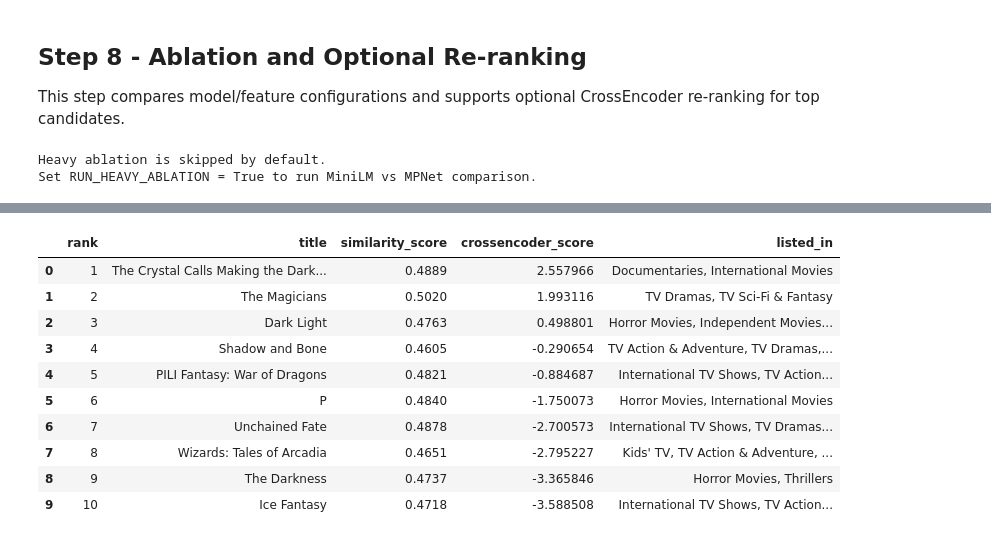
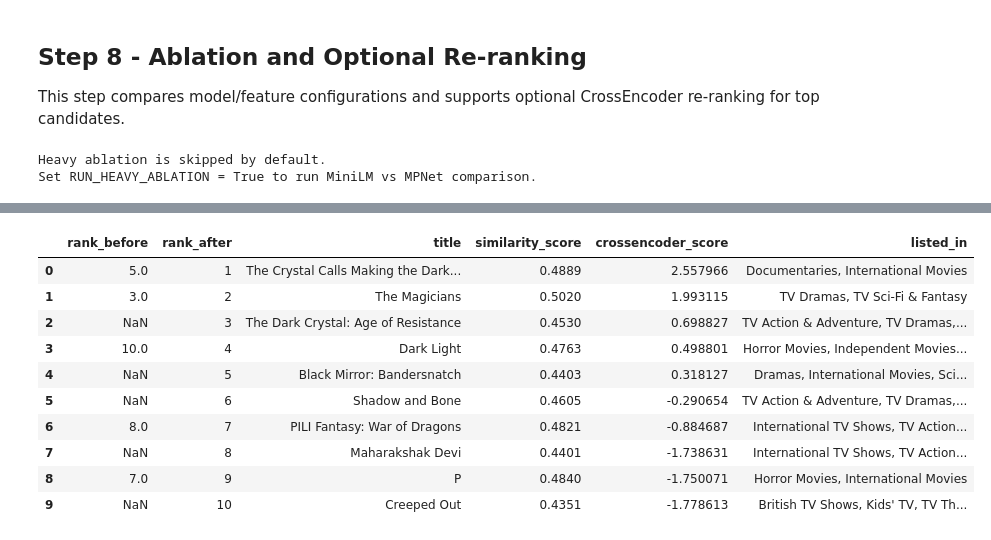
Before and after one commit to Nichonicholass/bigdata-movie, a Jupyter notebook: similiar_items.ipynb, the cells around one changed output, grey strips where cells are left out. Cells and saved outputs as stored; diff of their text form; code cells hidden in the pictures.

```diff
--- a/similiar_items.ipynb
+++ b/similiar_items.ipynb
@@ -636,6 +636,13 @@ Precision@5 comparison (default vs weighted features):
 This step compares model/feature configurations and supports optional CrossEncoder re-ranking for top candidates.
 # %%
 # STEP 8: Ablation + Optional CrossEncoder Re-ranking
+import os
+from transformers.utils import logging as hf_logging
+
+# Hide symlink warning on Windows and reduce transformer loading logs
+os.environ["HF_HUB_DISABLE_SYMLINKS_WARNING"] = "1"
+hf_logging.set_verbosity_error()
+
 ADV_MODEL_CONFIGS = [
     {"name": "MiniLM-default", "model_name": "all-MiniLM-L6-v2", "feature_col": "combined_features", "cache": CACHE_DIR / "ablation_minilm_default.npy"},
     {"name": "MiniLM-weighted", "model_name": "all-MiniLM-L6-v2", "feature_col": "combined_features_weighted", "cache": CACHE_DIR / "ablation_minilm_weighted.npy"},
@@ -656,11 +663,20 @@ def get_embeddings_for_config(df_source, cfg):
     np.save(cache_path, emb)
     return emb
 
-def crossencoder_rerank(query, base_results_df, top_m=20, rerank_model_name="cross-encoder/ms-marco-MiniLM-L-6-v2"):
+def crossencoder_rerank(query, base_results_df, final_top_k=10, rerank_model_name="cross-encoder/ms-marco-MiniLM-L-6-v2"):
     if base_results_df.empty:
         return base_results_df
 
-    ce = CrossEncoder(rerank_model_name)
+    try:
+        ce = CrossEncoder(rerank_model_name)
+    except Exception as exc:
+        print(f"CrossEncoder failed to load: {exc}")
+        print("Falling back to bi-encoder ranking only.")
+        fallback = base_results_df.copy().head(final_top_k).reset_index(drop=True)
+        fallback["crossencoder_score"] = np.nan
+        fallback["rank"] = np.arange(1, len(fallback) + 1)
+        return fallback
+
     candidate_texts = (
         base_results_df["title"].fillna("") + " . " +
         base_results_df["listed_in"].fillna("") + " . " +
@@ -672,7 +688,7 @@ def crossencoder_rerank(query, base_results_df, top_m=20, rerank_model_name="cro
 
     reranked = base_results_df.copy().reset_index(drop=True)
     reranked["crossencoder_score"] = ce_scores
-    reranked = reranked.sort_values("crossencoder_score", ascending=False).head(top_m).reset_index(drop=True)
+    reranked = reranked.sort_values("crossencoder_score", ascending=False).head(final_top_k).reset_index(drop=True)
     reranked["rank"] = np.arange(1, len(reranked) + 1)
     return reranked
 
@@ -702,19 +718,50 @@ else:
     print("Heavy ablation is skipped by default.")
     print("Set RUN_HEAVY_ABLATION = True to run MiniLM vs MPNet comparison.")
 
-# Example rerank run on one query
+# Two-stage retrieval + reranking demo
+RETRIEVAL_TOP_N = 50
+FINAL_TOP_K = 10
+
 demo_query = semantic_queries[0]
-base_demo = semantic_search_v2(
+base_candidates = semantic_search_v2(
     query=demo_query,
     df=df,
     embeddings=document_embeddings,
-    top_n=20,
+    top_n=RETRIEVAL_TOP_N,
     min_score=0.20,
  )
-reranked_demo = crossencoder_rerank(demo_query, base_demo, top_m=10)
+reranked_final = crossencoder_rerank(
+    query=demo_query,
+    base_results_df=base_candidates,
+    final_top_k=FINAL_TOP_K,
+ )
 
-print(f"CrossEncoder re-ranked demo for query: {demo_query}")
-display(reranked_demo[["rank", "title", "similarity_score", "crossencoder_score", "listed_in"]].head(10))
+print(f"Two-stage retrieval demo for query: {demo_query}")
+print(f"Stage 1 (bi-encoder) candidates: top {RETRIEVAL_TOP_N}")
+print(f"Stage 2 (cross-encoder) final: top {FINAL_TOP_K}")
+
+before_view = base_candidates[["rank", "title", "similarity_score", "listed_in"]].head(FINAL_TOP_K).copy()
+before_view = before_view.rename(columns={"rank": "rank_before"})
+
+after_view = reranked_final[["rank", "title", "similarity_score", "crossencoder_score", "listed_in"]].copy()
+after_view = after_view.rename(columns={"rank": "rank_after"})
+
+comparison_rerank = after_view.merge(
+    before_view[["title", "rank_before"]],
+    on="title",
+    how="left",
+)
+comparison_rerank = comparison_rerank[[
+    "rank_before",
+    "rank_after",
+    "title",
+    "similarity_score",
+    "crossencoder_score",
+    "listed_in",
+]]
+
+print("Top-K before vs after reranking:")
+display(comparison_rerank)
 # %% [output]
 Heavy ablation is skipped by default.
 Set RUN_HEAVY_ABLATION = True to run MiniLM vs MPNet comparison.
@@ -731,11 +772,11 @@ CrossEncoder re-ranked demo for query: dark magic and fantasy world
-|  | rank | title | similarity_score | crossencoder_score | listed_in |
-| 0 | 1 | The Crystal Calls Making the Dark... | 0.4889 | 2.557966 | Documentaries, International Movies |
-| 1 | 2 | The Magicians | 0.5020 | 1.993116 | TV Dramas, TV Sci-Fi & Fantasy |
-| 2 | 3 | Dark Light | 0.4763 | 0.498801 | Horror Movies, Independent Movies... |
-| 3 | 4 | Shadow and Bone | 0.4605 | -0.290654 | TV Action & Adventure, TV Dramas,... |
-| 4 | 5 | PILI Fantasy: War of Dragons | 0.4821 | -0.884687 | International TV Shows, TV Action... |
-| 5 | 6 | P | 0.4840 | -1.750073 | Horror Movies, International Movies |
-| 6 | 7 | Unchained Fate | 0.4878 | -2.700573 | International TV Shows, TV Dramas... |
-| 7 | 8 | Wizards: Tales of Arcadia | 0.4651 | -2.795227 | Kids' TV, TV Action & Adventure, ... |
-| 8 | 9 | The Darkness | 0.4737 | -3.365846 | Horror Movies, Thrillers |
-| 9 | 10 | Ice Fantasy | 0.4718 | -3.588508 | International TV Shows, TV Action... |
+|  | rank_before | rank_after | title | similarity_score | crossencoder_score | listed_in |
+| 0 | 5.0 | 1 | The Crystal Calls Making the Dark... | 0.4889 | 2.557966 | Documentaries, International Movies |
+| 1 | 3.0 | 2 | The Magicians | 0.5020 | 1.993115 | TV Dramas, TV Sci-Fi & Fantasy |
+| 2 | NaN | 3 | The Dark Crystal: Age of Resistance | 0.4530 | 0.698827 | TV Action & Adventure, TV Dramas,... |
+| 3 | 10.0 | 4 | Dark Light | 0.4763 | 0.498801 | Horror Movies, Independent Movies... |
+| 4 | NaN | 5 | Black Mirror: Bandersnatch | 0.4403 | 0.318127 | Dramas, International Movies, Sci... |
+| 5 | NaN | 6 | Shadow and Bone | 0.4605 | -0.290654 | TV Action & Adventure, TV Dramas,... |
+| 6 | 8.0 | 7 | PILI Fantasy: War of Dragons | 0.4821 | -0.884687 | International TV Shows, TV Action... |
+| 7 | NaN | 8 | Maharakshak Devi | 0.4401 | -1.738631 | International TV Shows, TV Action... |
+| 8 | 7.0 | 9 | P | 0.4840 | -1.750071 | Horror Movies, International Movies |
+| 9 | NaN | 10 | Creeped Out | 0.4351 | -1.778613 | British TV Shows, Kids' TV, TV Th... |
```
Also changed, not shown: parts of 2 cells of this notebook, 1 other file.
